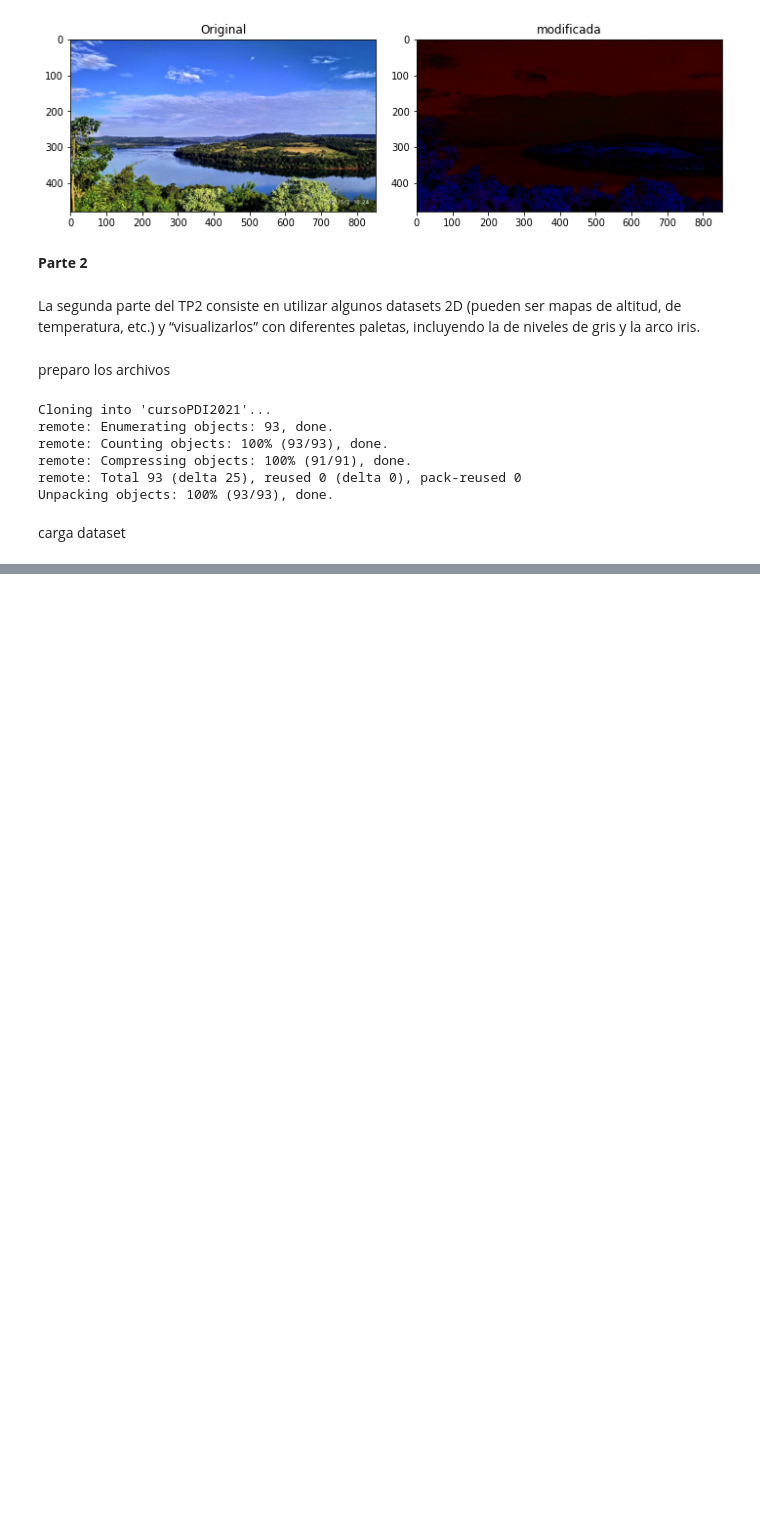
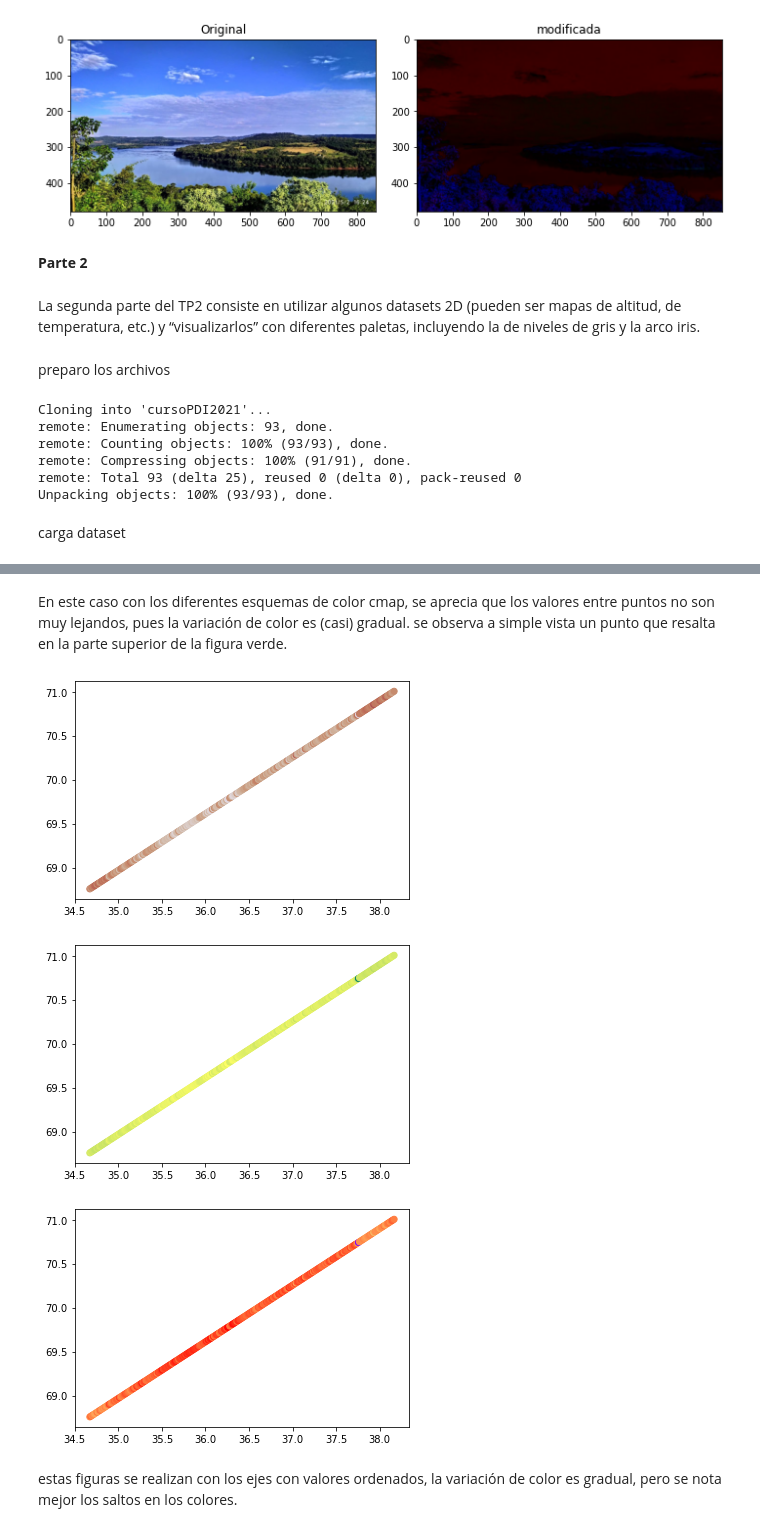
Before and after one commit to juangross/cAM, a Jupyter notebook: PDI_TP2_v5.ipynb, the cells around one changed output, grey strips where cells are left out. Cells and saved outputs as stored; diff of their text form; code cells hidden in the pictures; blank space fills up the shorter version.

```diff
--- a/PDI_TP2_v5.ipynb
+++ b/PDI_TP2_v5.ipynb
@@ -281,0 +263,24 @@ leyendo archivo: ./cursoPDI2021/dataset/glaciares/database_saneada.csv
+# %% [markdown]
+En este caso con los diferentes esquemas de color cmap, se aprecia que los valores entre puntos no son muy lejandos, pues la variación de color es (casi) gradual. se observa a simple vista un punto que resalta en la parte superior de la figura verde.
+# %%
+
+plt.scatter(ejex,ejey,c=h_mean_n,cmap='twilight')
+plt.show()
+plt.scatter(ejex,ejey,c=h_mean_n,cmap='summer')
+plt.show()
+plt.scatter(ejex,ejey,c=h_mean_n,cmap='rainbow')
+plt.show()
+#mostrar imagenes
+#fig = plt.figure()
+#fig, axes = plt.subplots(nrows = 1, ncols =2, sharex=True, sharey = True)
+#fig, axes = plt.subplots(nrows = 1, ncols = 1)
+#fig.tight_layout()
+
+#ax[0].scatter(lat,lon,c=h_mean_n,cmap='twilight')
+#ax[1].scatter(lat,lon,c=h_mean_n,cmap='summer')
+# %% [output]
+[figure, added]
+[figure, added]
+[figure, added]
+# %% [markdown]
+estas figuras se realizan con los ejes con valores ordenados, la variación de color es gradual, pero se nota mejor los saltos en los colores.
```
Also changed, not shown: parts of 2 cells of this notebook.
